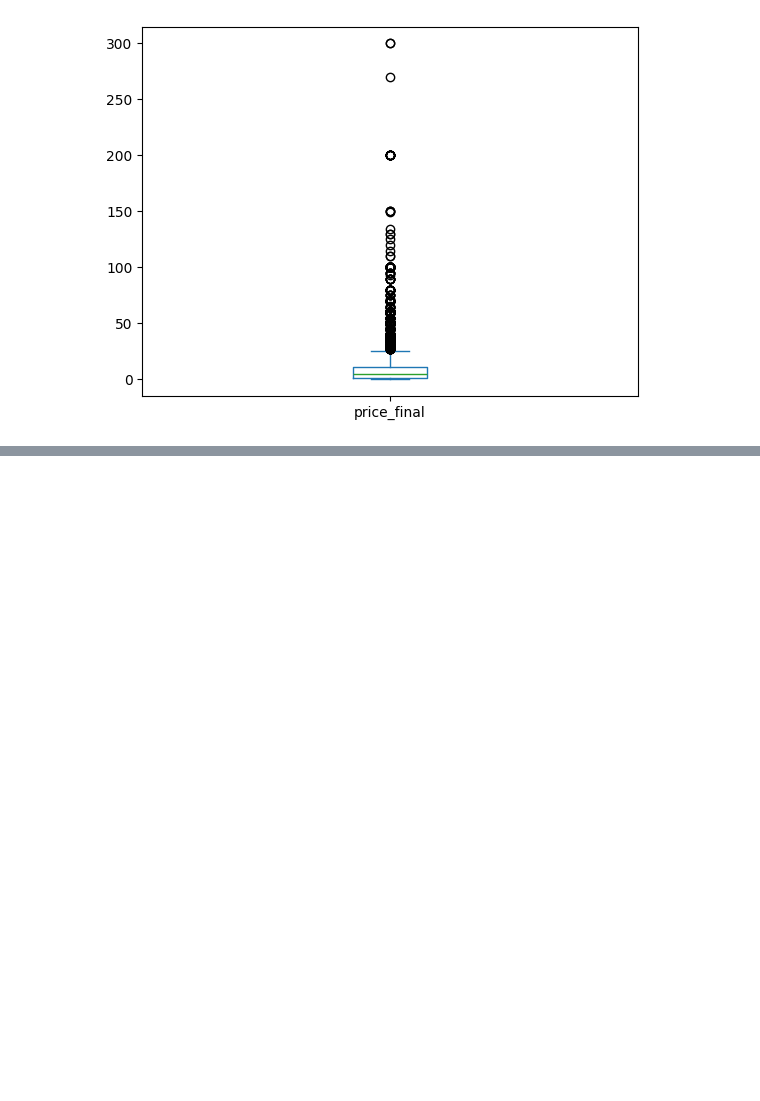
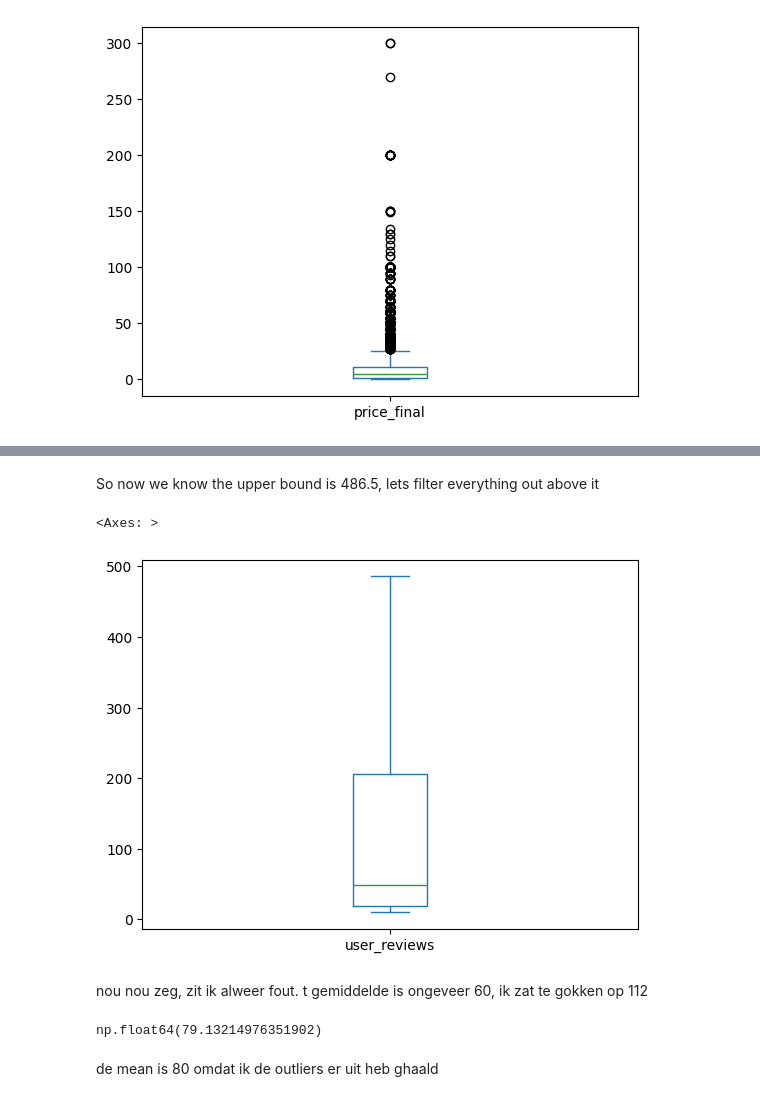
Before and after one commit to oldmartijntje/avans1.4-portfolio, a Jupyter notebook: assignment 6.ipynb, the cells around one changed output, grey strips where cells are left out. Saved outputs shown, nothing was run; the diff lists cells and outputs as text; code cells hidden in the pictures; blank space fills up the shorter version.

```diff
--- a/assignment 6.ipynb
+++ b/assignment 6.ipynb
@@ -155,0 +222,15 @@ my_data["price_final"].plot(kind="box")
+# %% [markdown]
+So now we know the upper bound is 486.5, lets filter everything out above it
+# %%
+my_data["user_reviews"].plot(kind="box", showfliers=False)
+# %% [output]
+<Axes: >
+[figure, added]
+# %% [markdown]
+nou nou zeg, zit ik alweer fout. t gemiddelde is ongeveer 60, ik zat te gokken op 112
+# %%
+my_data[(my_data["user_reviews"] < 500) & (my_data["user_reviews"] > 0)]["user_reviews"].mean()
+# %% [output]
+np.float64(79.13214976351902)
+# %% [markdown]
+de mean is 80 omdat ik de outliers er uit heb ghaald
```
Also changed, not shown: parts of 11 cells of this notebook, 2 other files.
